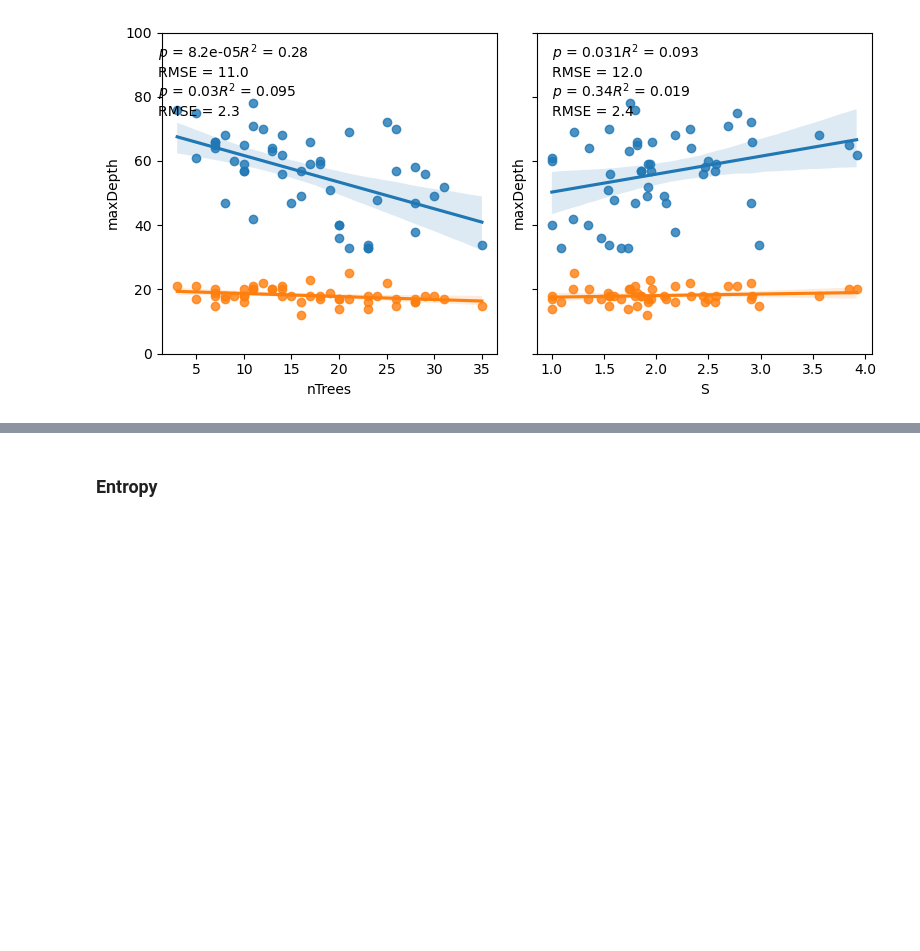
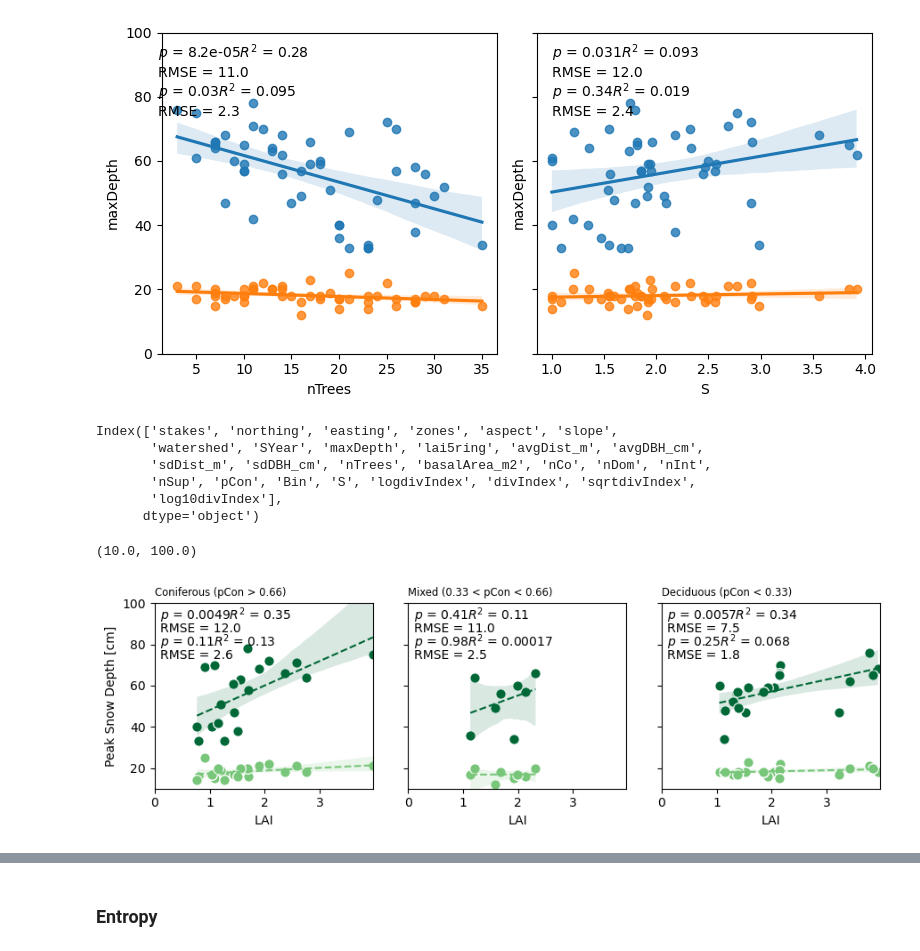
Before and after one commit to mwdjones/forest-canopy-model, a Jupyter notebook: 02_canopycontrols.ipynb, the cells around one changed output, grey strips where cells are left out. Drawn from its saved outputs; the diff is of its cells as text; code cells hidden in the pictures; blank space fills up the shorter version.

```diff
--- a/02_canopycontrols.ipynb
+++ b/02_canopycontrols.ipynb
@@ -1255,6 +1255,64 @@ ax1.set_ylim(0,100)
 # %% [output]
 (0.0, 100.0)
 [figure]
+# %%
+peakData['log10divIndex'] = peakData.S/(np.log10(peakData.nTrees))
+peakData.columns
+# %% [output]
+Index(['stakes', 'northing', 'easting', 'zones', 'aspect', 'slope',
+       'watershed', 'SYear', 'maxDepth', 'lai5ring', 'avgDist_m', 'avgDBH_cm',
+       'sdDist_m', 'sdDBH_cm', 'nTrees', 'basalArea_m2', 'nCo', 'nDom', 'nInt',
+       'nSup', 'pCon', 'Bin', 'S', 'logdivIndex', 'divIndex', 'sqrtdivIndex',
+       'log10divIndex'],
+      dtype='object')
+# %%
+#Prep Data
+bins = list(np.linspace(np.nanmin(peakData.pCon), np.nanmax(peakData.pCon), 4))
+labels = ['Dense Deciduous', 'Mixed', 'Dense Coniferous']
+peakData['Bin'] = pd.cut(peakData['pCon'], include_lowest = True, bins = bins, labels = labels)
+
+#Plotting function
+def plotaTreeCovertype(data, ax, color, xlab, ylab):
+    sns.regplot(data = data, x = 'log10divIndex', y = 'maxDepth',
+                ax = ax,
+                color = color,
+                label = 'High Snow',
+                scatter_kws = {'s' : 70, 'edgecolor' : "white", 'alpha' : 1},
+                line_kws = {'linestyle' : '--', 'linewidth' : 1.5})
+    mod = smf.ols('maxDepth ~ log10divIndex', data = data).fit()
+    ax.text(xlab, ylab, r'$ p $ = ' + str(round_sig(mod.pvalues.log10divIndex, 2)) + r'$ R^2 $ = ' + str(round_sig(mod.rsquared, 2)))
+    ax.text(xlab, ylab - 6, 'RMSE = ' + str(round_sig(sqrt(np.sum((mod.resid)**2)/(len(mod.resid))), 2)))
+
+#Plot
+fig, [ax1, ax2, ax3] = plt.subplots(1, 3, figsize = (9, 3),
+                                    sharex = True,
+                                    sharey = True,
+                                    layout = 'tight')
+
+
+plotaTreeCovertype(peakData[(peakData.Bin == 'Dense Coniferous') & (peakData.SYear == 2023)], ax1, pal[4], 0.1, 92)
+plotaTreeCovertype(peakData[(peakData.Bin == 'Dense Coniferous') & (peakData.SYear == 2024)], ax1, pal[2], 0.1, 79)
+ax1.set_title('Coniferous (pCon > 0.66)', fontsize='small', loc='left')
+ax1.set_ylabel('Peak Snow Depth [cm]')
+ax1.set_xlabel('LAI')
+
+plotaTreeCovertype(peakData[(peakData.Bin == 'Mixed') & (peakData.SYear == 2023)], ax2, pal[4], 0.1, 92)
+plotaTreeCovertype(peakData[(peakData.Bin == 'Mixed') & (peakData.SYear == 2024)], ax2, pal[2], 0.1, 79)
+ax2.set_title('Mixed (0.33 < pCon < 0.66)', fontsize='small', loc='left')
+ax2.set_ylabel(' ')
+ax2.set_xlabel('LAI')
+
+plotaTreeCovertype(peakData[(peakData.Bin == 'Dense Deciduous') & (peakData.SYear == 2023)], ax3, pal[4], 0.1, 92)
+plotaTreeCovertype(peakData[(peakData.Bin == 'Dense Deciduous') & (peakData.SYear == 2024)], ax3, pal[2], 0.1, 79)
+ax3.set_title('Deciduous (pCon < 0.33)', fontsize='small', loc='left')
+ax3.set_ylabel(' ')
+ax3.set_xlabel('LAI')
+
+ax1.set_xlim(0, max(peakData.log10divIndex))
+ax1.set_ylim(10, 100)
+# %% [output]
+(10.0, 100.0)
+[figure, added]
 # %%
 #Cubic
 #def func(x, a, b, c, d):
```
Also changed, not shown: parts of 20 cells of this notebook, 22 other files.
